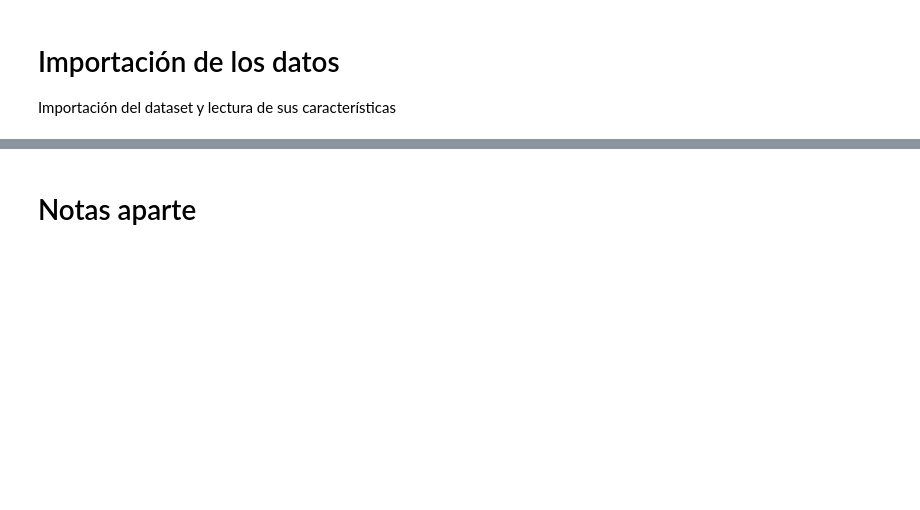
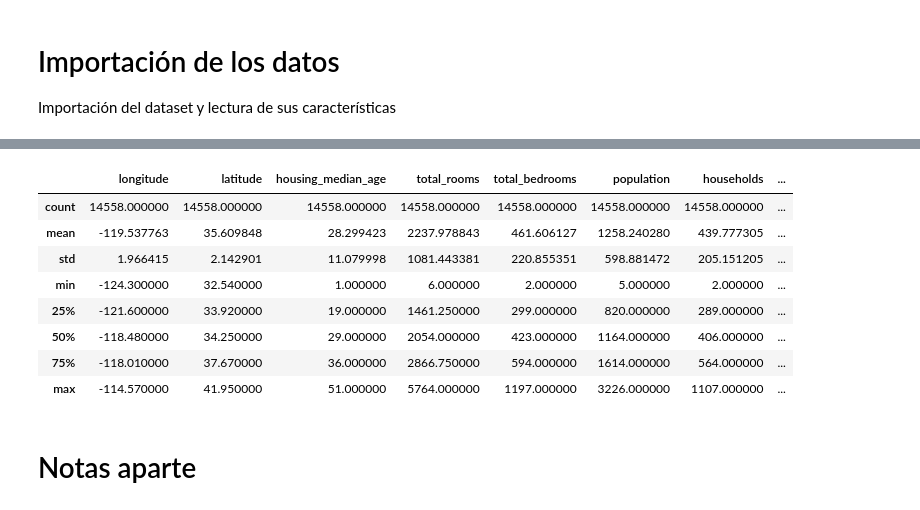
Before and after one commit to i2c-uc3m/IA-Workshop, a Jupyter notebook: California Housing/california-housing.ipynb, the cells around one changed output, grey strips where cells are left out. Saved outputs shown, nothing was run; the diff lists cells and outputs as text; code cells hidden in the pictures; blank space fills up the shorter version.

```diff
--- a/California Housing/california-housing.ipynb
+++ b/California Housing/california-housing.ipynb
@@ -240,3 +356,17 @@ data_sin_outliers.describe()
+# %%
+# Volvemos a guardar los nuevos datos como 'data'
+data = data_sin_outliers.copy()
+data.describe()
+# %% [output]
+|  | longitude | latitude | housing_median_age | total_rooms | total_bedrooms | population | households | ... |
+| count | 14558.000000 | 14558.000000 | 14558.000000 | 14558.000000 | 14558.000000 | 14558.000000 | 14558.000000 | ... |
+| mean | -119.537763 | 35.609848 | 28.299423 | 2237.978843 | 461.606127 | 1258.240280 | 439.777305 | ... |
+| std | 1.966415 | 2.142901 | 11.079998 | 1081.443381 | 220.855351 | 598.881472 | 205.151205 | ... |
+| min | -124.300000 | 32.540000 | 1.000000 | 6.000000 | 2.000000 | 5.000000 | 2.000000 | ... |
+| 25% | -121.600000 | 33.920000 | 19.000000 | 1461.250000 | 299.000000 | 820.000000 | 289.000000 | ... |
+| 50% | -118.480000 | 34.250000 | 29.000000 | 2054.000000 | 423.000000 | 1164.000000 | 406.000000 | ... |
+| 75% | -118.010000 | 37.670000 | 36.000000 | 2866.750000 | 594.000000 | 1614.000000 | 564.000000 | ... |
+| max | -114.570000 | 41.950000 | 51.000000 | 5764.000000 | 1197.000000 | 3226.000000 | 1107.000000 | ... |
 # %% [markdown]
 # Notas aparte
 # %%
```
Also changed, not shown: parts of 31 cells of this notebook.
